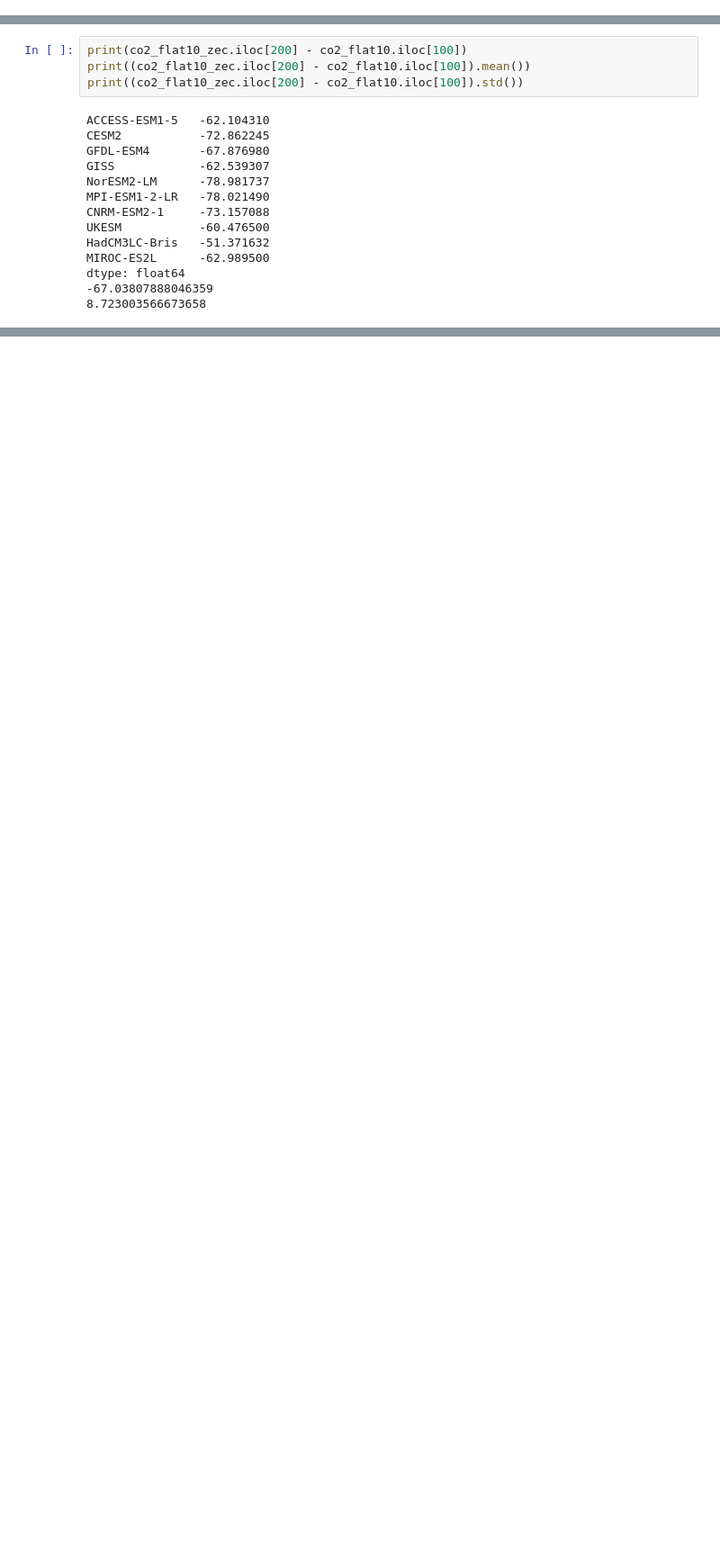
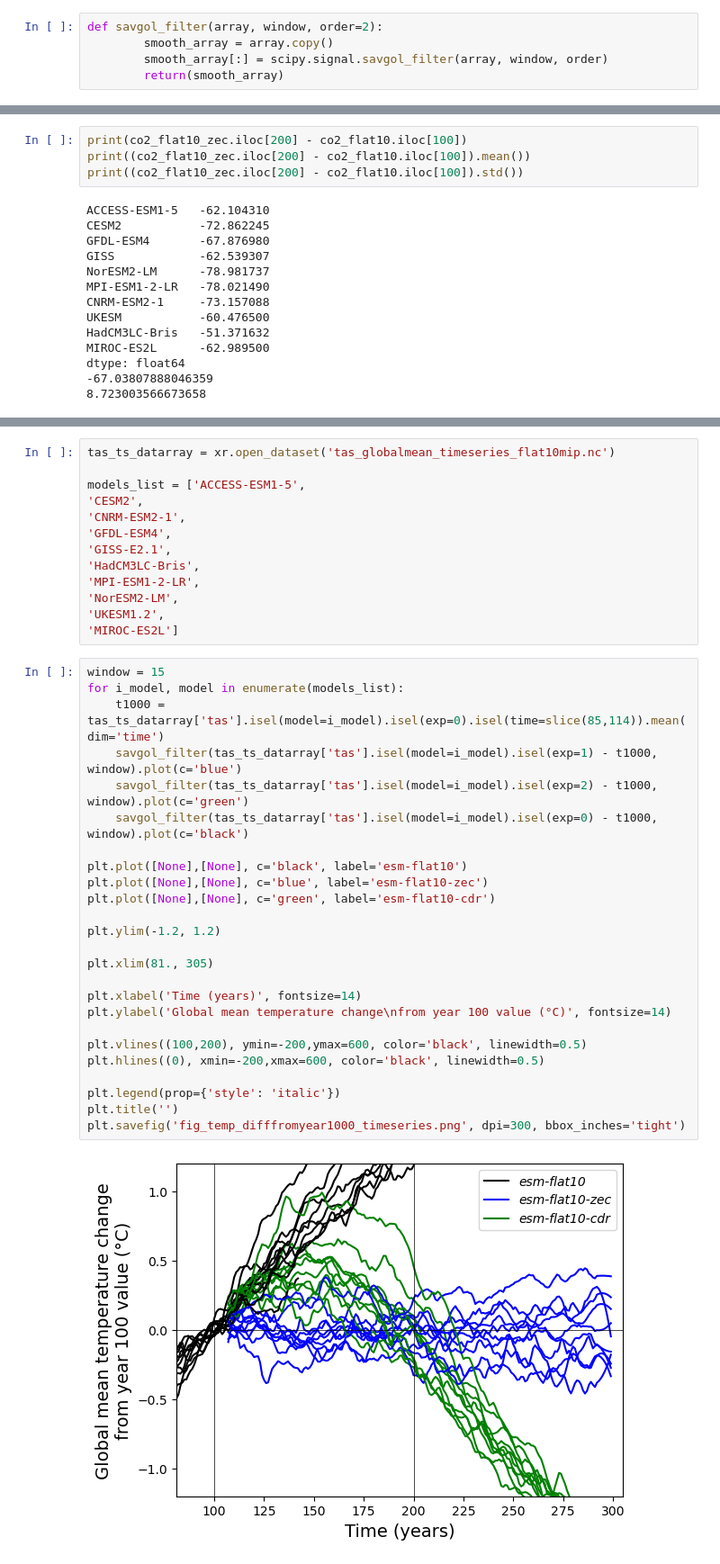
Before and after one commit to ckoven/flat10mip_regional_climatechange, a Jupyter notebook: plot_co2_timeseries.ipynb, the cells around one changed output, grey strips where cells are left out. Shown at 90% size. Saved outputs shown, nothing was run; the diff lists cells and outputs as text; blank space fills up the shorter version.

```diff
--- a/plot_co2_timeseries.ipynb
+++ b/plot_co2_timeseries.ipynb
@@ -8,6 +9,11 @@ import pandas as pd
 datadir = '/Users/CDKoven/datasets/flat10MIP_analysis/flat10/'
 
 exp_list = ['flat10','flat10-zec','flat10-cdr']
+# %%
+def savgol_filter(array, window, order=2):
+        smooth_array = array.copy()
+        smooth_array[:] = scipy.signal.savgol_filter(array, window, order)
+        return(smooth_array)
 # %%
 def monthly_to_annual(array):
     """calculate annual mena from monthly data, using unequal month lengths fros noleap calendar.
@@ -152,0 +214,40 @@ co2_flat10_zec.iloc[299]
+# %%
+tas_ts_datarray = xr.open_dataset('tas_globalmean_timeseries_flat10mip.nc')
+
+models_list = ['ACCESS-ESM1-5',
+'CESM2',
+'CNRM-ESM2-1',
+'GFDL-ESM4',
+'GISS-E2.1',
+'HadCM3LC-Bris',
+'MPI-ESM1-2-LR',
+'NorESM2-LM',
+'UKESM1.2',
+'MIROC-ES2L']
+# %%
+window = 15
+for i_model, model in enumerate(models_list):
+    t1000 = tas_ts_datarray['tas'].isel(model=i_model).isel(exp=0).isel(time=slice(85,114)).mean(dim='time')
+    savgol_filter(tas_ts_datarray['tas'].isel(model=i_model).isel(exp=1) - t1000, window).plot(c='blue')
+    savgol_filter(tas_ts_datarray['tas'].isel(model=i_model).isel(exp=2) - t1000, window).plot(c='green')
+    savgol_filter(tas_ts_datarray['tas'].isel(model=i_model).isel(exp=0) - t1000, window).plot(c='black')
+
+plt.plot([None],[None], c='black', label='esm-flat10')
+plt.plot([None],[None], c='blue', label='esm-flat10-zec')
+plt.plot([None],[None], c='green', label='esm-flat10-cdr')
+
+plt.ylim(-1.2, 1.2)
+
+plt.xlim(81., 305)
+
+plt.xlabel('Time (years)', fontsize=14)
+plt.ylabel('Global mean temperature change\nfrom year 100 value (°C)', fontsize=14)
+
+plt.vlines((100,200), ymin=-200,ymax=600, color='black', linewidth=0.5)
+plt.hlines((0), xmin=-200,xmax=600, color='black', linewidth=0.5)
+
+plt.legend(prop={'style': 'italic'})
+plt.title('')
+plt.savefig('fig_temp_difffromyear1000_timeseries.png', dpi=300, bbox_inches='tight')
+# %% [output]
+[figure, added]
```
Also changed, not shown: parts of 12 cells of this notebook, 13 other files.
